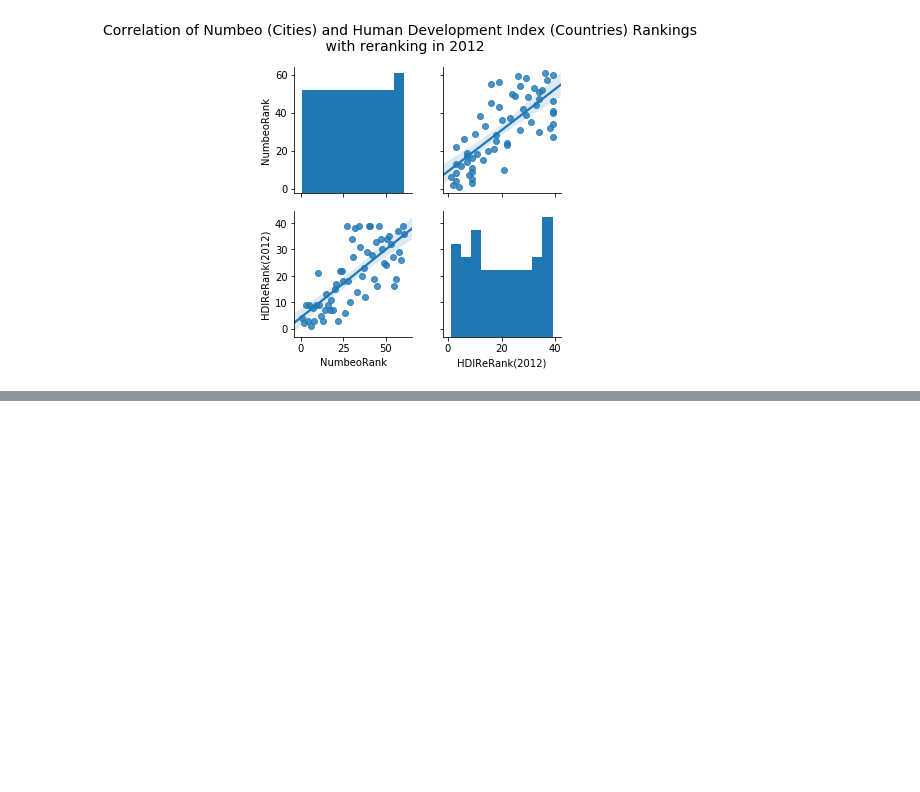
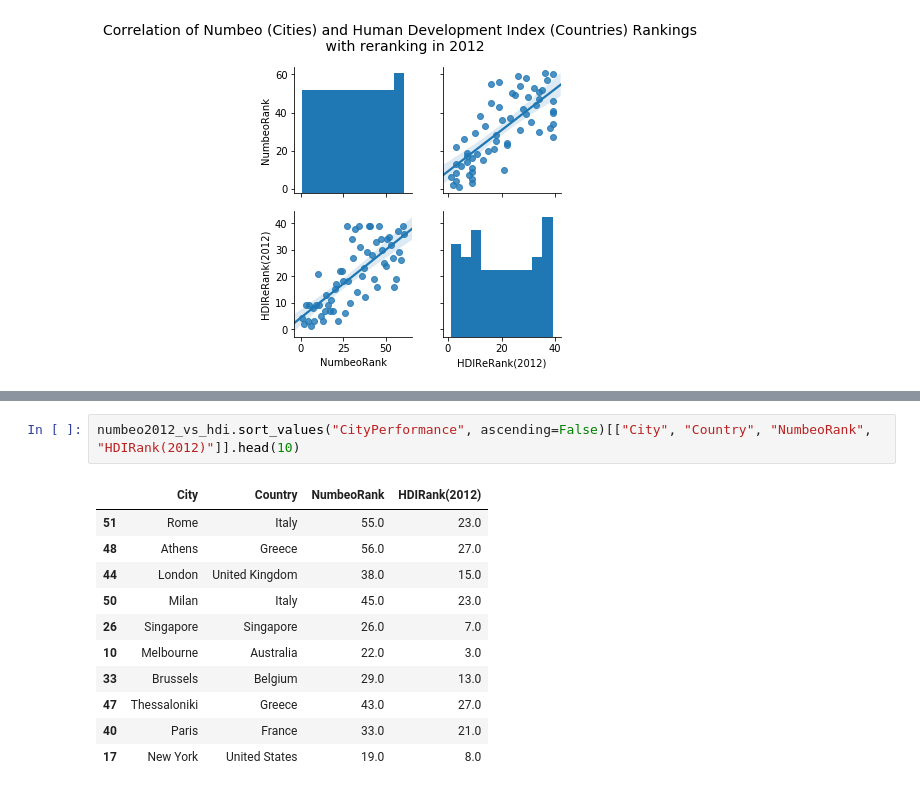
Before and after one commit to helmuthb/data-oriented-programming, a Jupyter notebook: human-development-index.ipynb, the cells around one changed output, grey strips where cells are left out. Drawn from its saved outputs; the diff is of its cells as text; blank space fills up the shorter version.

```diff
--- a/human-development-index.ipynb
+++ b/human-development-index.ipynb
@@ -118,0 +135,14 @@ spearman relation between Numbeo and HDI: SpearmanrResult(correlation=0.74842883
+# %%
+numbeo2012_vs_hdi.sort_values("CityPerformance", ascending=False)[["City", "Country", "NumbeoRank", "HDIRank(2012)"]].head(10)
+# %% [output]
+|  | City | Country | NumbeoRank | HDIRank(2012) |
+| 51 | Rome | Italy | 55.0 | 23.0 |
+| 48 | Athens | Greece | 56.0 | 27.0 |
+| 44 | London | United Kingdom | 38.0 | 15.0 |
+| 50 | Milan | Italy | 45.0 | 23.0 |
+| 26 | Singapore | Singapore | 26.0 | 7.0 |
+| 10 | Melbourne | Australia | 22.0 | 3.0 |
+| 33 | Brussels | Belgium | 29.0 | 13.0 |
+| 47 | Thessaloniki | Greece | 43.0 | 27.0 |
+| 40 | Paris | France | 33.0 | 21.0 |
+| 17 | New York | United States | 19.0 | 8.0 |
```
Also changed, not shown: parts of 3 cells of this notebook.
